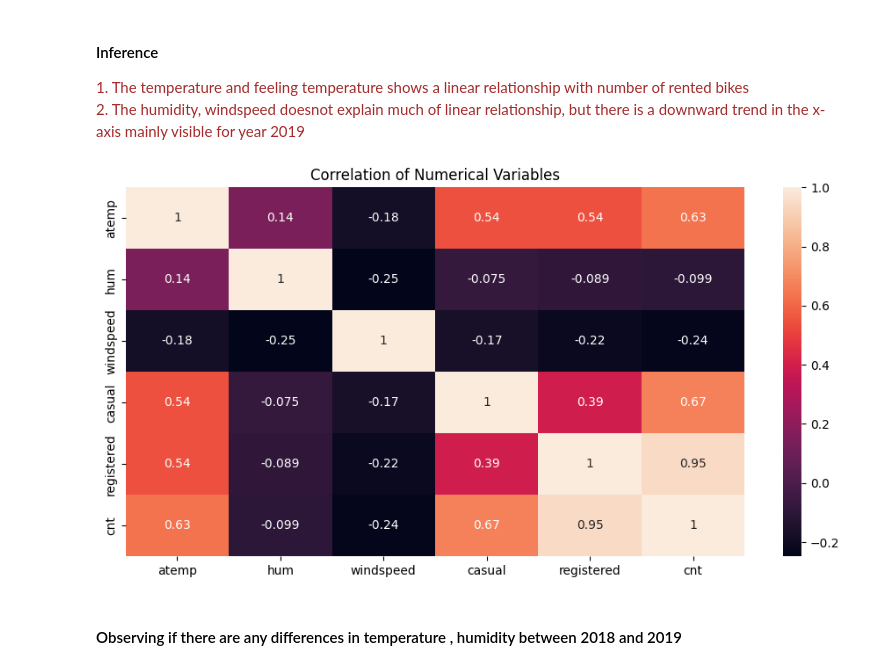
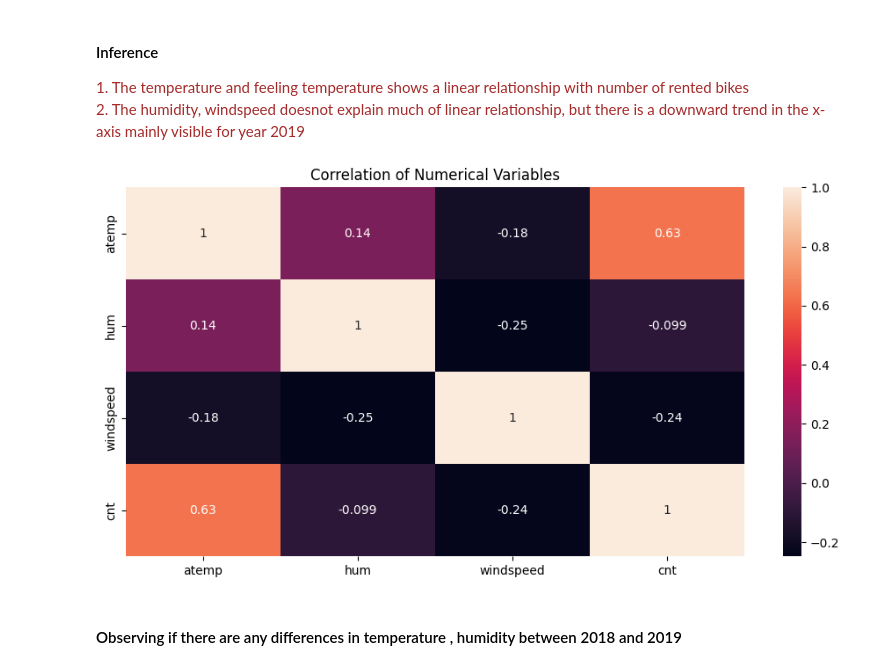
Before and after one commit to saravana3853/BoomBikes, a Jupyter notebook: Case Study - Bikes Sharing Assignment - Linear Regression.ipynb, the cells around one changed output. Saved outputs shown, nothing was run; the diff lists cells and outputs as text; code cells hidden in the pictures.

```diff
--- a/Case Study - Bikes Sharing Assignment - Linear Regression.ipynb
+++ b/Case Study - Bikes Sharing Assignment - Linear Regression.ipynb
@@ -598,11 +601,11 @@ pyplot.show()
 # %%
 pyplot.figure(figsize=(25,12))
 pyplot.subplot(2,2,1)
-ax=sns.heatmap(data[['atemp','hum','windspeed','casual','registered','cnt']].corr(),annot=True)
+ax=sns.heatmap(data[['atemp','hum','windspeed','cnt']].corr(),annot=True)
 ax.set_title("Correlation of Numerical Variables")
 pyplot.show()
 # %% [output]
-[figure, old version]
+[figure, new version]
 # %% [markdown]
 #### Observing if there are any differences in temperature , humidity between 2018 and 2019
 # %%
```
Also changed, not shown: parts of 64 cells of this notebook.
